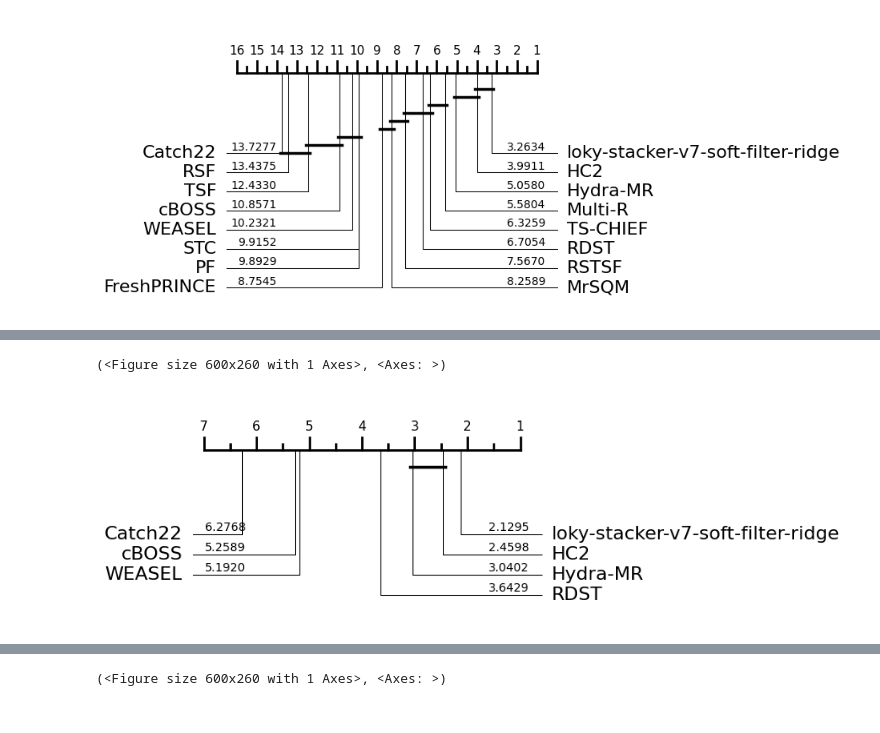
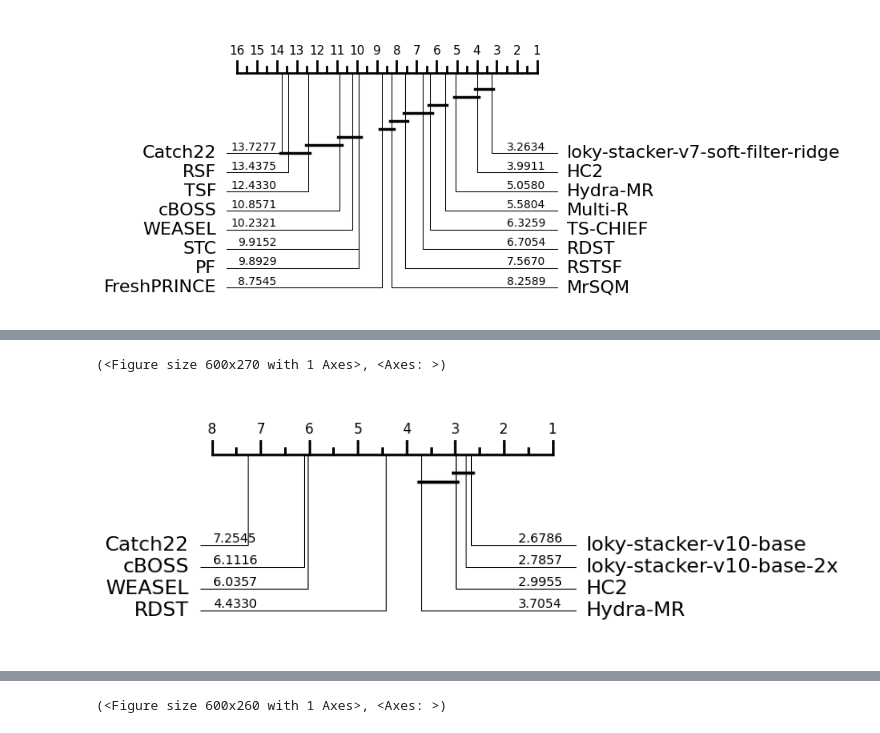
Before and after one commit to gasperpetelin/TSCGlue, a Jupyter notebook: notebooks/bakeoff.ipynb, the cells around one changed output, grey strips where cells are left out. Drawn from its saved outputs; the diff is of its cells as text; code cells hidden in the pictures.

```diff
--- a/notebooks/bakeoff.ipynb
+++ b/notebooks/bakeoff.ipynb
@@ -240,11 +240,11 @@ shape: (112, 16)
 #clsf = df_performance_full.select(['loky-stacker-v6-soft-ridge', 'HC2', 'Hydra-MR', 'cBOSS', 'Catch22', 'RDST', 'WEASEL'])
 #plot_critical_difference(clsf.to_numpy(), clsf.columns)
 # %%
-clsf = df_performance_full.select(['loky-stacker-v7-soft-filter-ridge', 'HC2', 'Hydra-MR', 'cBOSS', 'Catch22', 'RDST', 'WEASEL'])
+clsf = df_performance_full.select(['loky-stacker-v10-base', 'loky-stacker-v10-base-2x', 'HC2', 'Hydra-MR', 'cBOSS', 'Catch22', 'RDST', 'WEASEL'])
 plot_critical_difference(clsf.to_numpy(), clsf.columns)
 # %% [output]
-(<Figure size 600x260 with 1 Axes>, <Axes: >)
+(<Figure size 600x270 with 1 Axes>, <Axes: >)
-[figure, old version]
+[figure, new version]
 # %%
 df_performance_full
 # %% [output]
```
Also changed, not shown: parts of 13 cells of this notebook, 24 other files.
